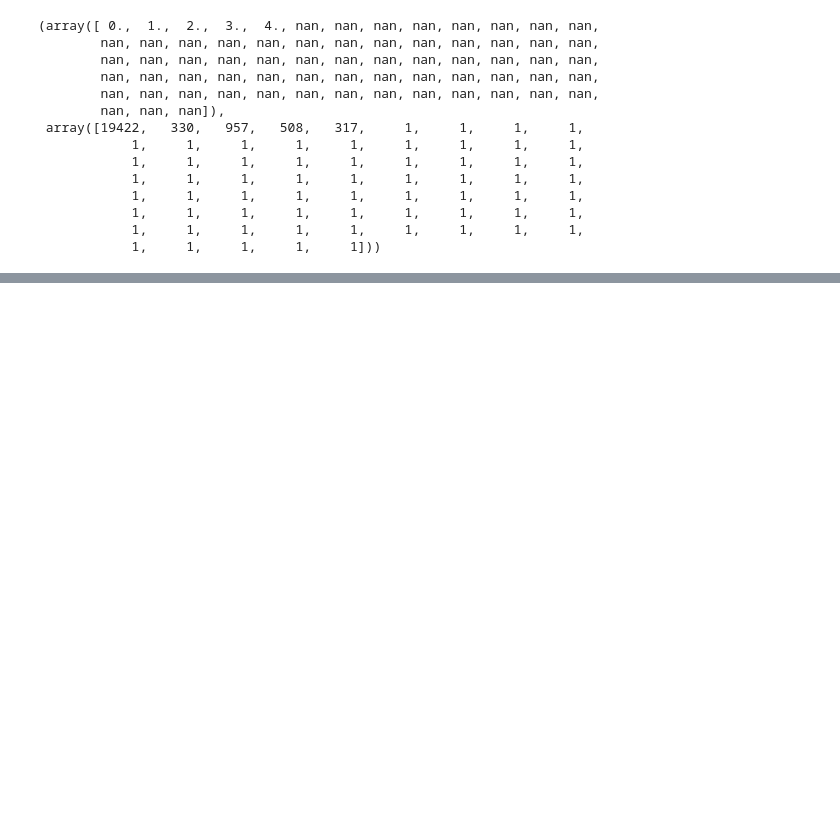
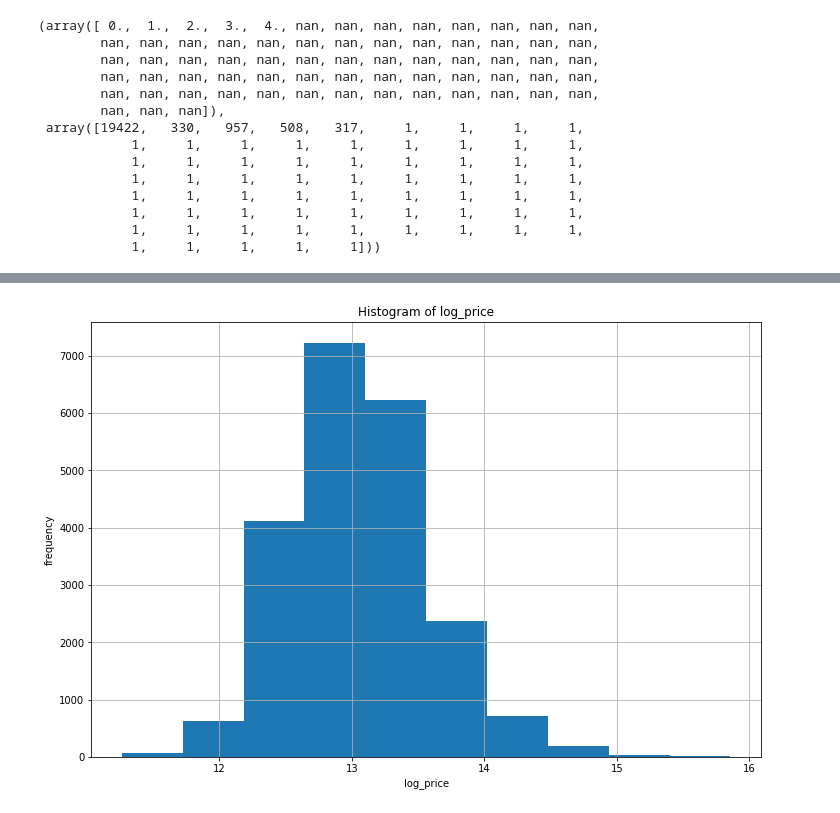
Before and after one commit to giorosati/dsc-1-final-project-online-ds-pt-100118, a Jupyter notebook: student.ipynb, the cells around one changed output, grey strips where cells are left out. Cells and saved outputs as stored; diff of their text form; code cells hidden in the pictures; blank space fills up the shorter version.

```diff
--- a/student.ipynb
+++ b/student.ipynb
@@ -127,0 +153,18 @@ np.unique(initial_df.view, return_counts=True)
+# %%
+# there's clearly a long tail to the higher prices, with some extreme outliers.
+
+# try converting price to a log scale and see how histogram looks
+log_price = initial_df[initial_df['price']>0]
+# walmart_log= walmart[walmart["Weekly_Sales"]>0]
+log_price['price'] = np.log(log_price['price'])
+# walmart_log["Weekly_Sales"]= np.log(walmart_log["Weekly_Sales"])
+
+fig = plt.figure(figsize = (12,8))
+fig.add_subplot(111)
+
+plt.xlabel('log_price')
+plt.ylabel('frequency')
+plt.title('Histogram of log_price')
+log_price.price.hist();
+# %% [output]
+[figure, added]
```
Also changed, not shown: parts of 10 cells of this notebook.
